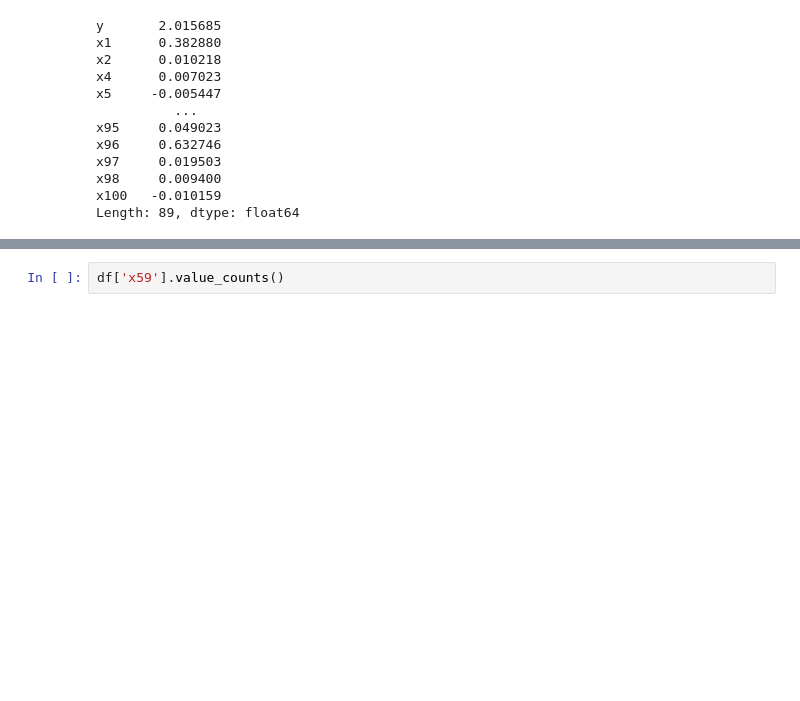
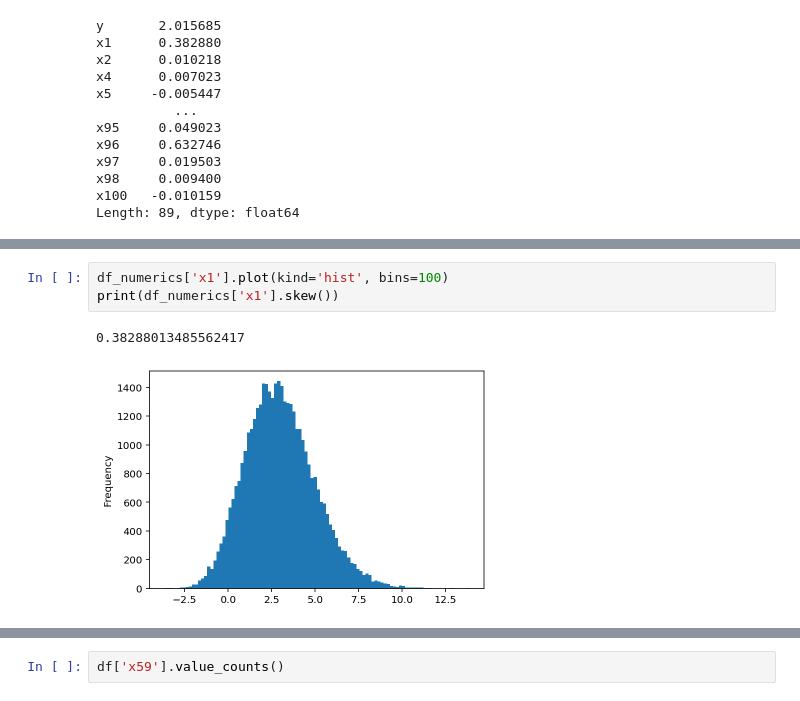
Before and after one commit to Atashnezhad/A_Data_Science_Project, a Jupyter notebook: Codes/P01_Data_Cleansing.ipynb, the cells around one changed output, grey strips where cells are left out. Cells and saved outputs as stored; diff of their text form; blank space fills up the shorter version.

```diff
--- a/Codes/P01_Data_Cleansing.ipynb
+++ b/Codes/P01_Data_Cleansing.ipynb
@@ -532,0 +556,6 @@ Length: 89, dtype: float64
+# %%
+df_numerics['x1'].plot(kind='hist', bins=100)
+print(df_numerics['x1'].skew())
+# %% [output]
+0.38288013485562417
+[figure, added]
```
Also changed, not shown: parts of 61 cells of this notebook.
